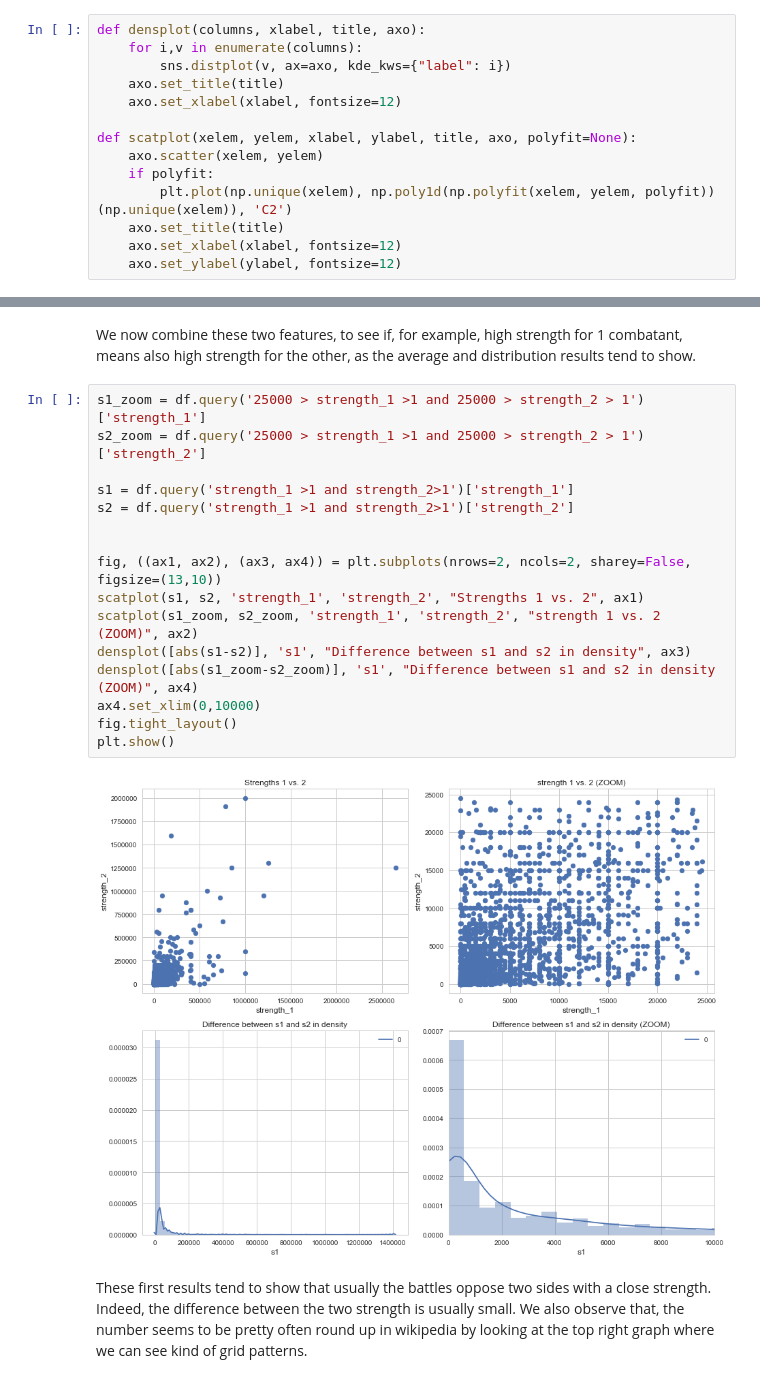
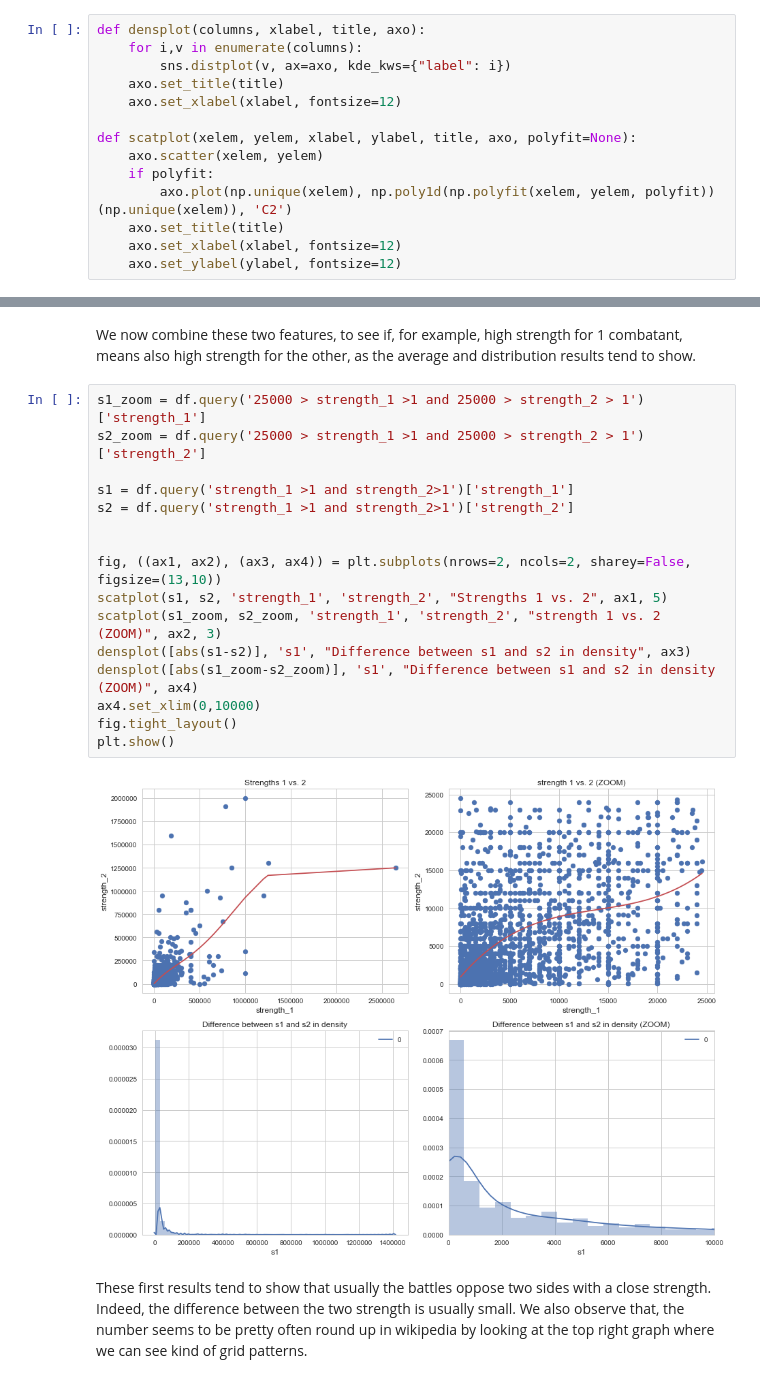
Before and after one commit to ChristianMct/ADA2017-Homeworks, a Jupyter notebook: project/milestone_2.ipynb, the cells around one changed output, grey strips where cells are left out. Drawn from its saved outputs; the diff is of its cells as text.

```diff
--- a/project/milestone_2.ipynb
+++ b/project/milestone_2.ipynb
@@ -182,7 +182,7 @@ def densplot(columns, xlabel, title, axo):
 def scatplot(xelem, yelem, xlabel, ylabel, title, axo, polyfit=None):
     axo.scatter(xelem, yelem)
     if polyfit:
-        plt.plot(np.unique(xelem), np.poly1d(np.polyfit(xelem, yelem, polyfit))(np.unique(xelem)), 'C2')
+        axo.plot(np.unique(xelem), np.poly1d(np.polyfit(xelem, yelem, polyfit))(np.unique(xelem)), 'C2')
     axo.set_title(title)
     axo.set_xlabel(xlabel, fontsize=12)
     axo.set_ylabel(ylabel, fontsize=12)
@@ -375,21 +375,21 @@ We now combine these two features, to see if, for example, high strength for 1 c
 # %%
 s1_zoom = df.query('25000 > strength_1 >1 and 25000 > strength_2 > 1')['strength_1']
 s2_zoom = df.query('25000 > strength_1 >1 and 25000 > strength_2 > 1')['strength_2']
 
 s1 = df.query('strength_1 >1 and strength_2>1')['strength_1']
 s2 = df.query('strength_1 >1 and strength_2>1')['strength_2']
 
 
 fig, ((ax1, ax2), (ax3, ax4)) = plt.subplots(nrows=2, ncols=2, sharey=False, figsize=(13,10))
-scatplot(s1, s2, 'strength_1', 'strength_2', "Strengths 1 vs. 2", ax1)
-scatplot(s1_zoom, s2_zoom, 'strength_1', 'strength_2', "strength 1 vs. 2 (ZOOM)", ax2)
+scatplot(s1, s2, 'strength_1', 'strength_2', "Strengths 1 vs. 2", ax1, 5)
+scatplot(s1_zoom, s2_zoom, 'strength_1', 'strength_2', "strength 1 vs. 2 (ZOOM)", ax2, 3)
 densplot([abs(s1-s2)], 's1', "Difference between s1 and s2 in density", ax3)
 densplot([abs(s1_zoom-s2_zoom)], 's1', "Difference between s1 and s2 in density (ZOOM)", ax4)
 ax4.set_xlim(0,10000)
 fig.tight_layout()
 plt.show()
 # %% [output]
-[figure, old version]
+[figure, new version]
 # %% [markdown]
 These first results tend to show that usually the battles oppose two sides with a close strength. Indeed, the difference between the two strength is usually small. We also observe that, the number seems to be pretty often round up in wikipedia by looking at the top right graph where we can see kind of grid patterns.
 # %% [markdown]
```
Also changed, not shown: parts of 7 cells of this notebook, 2 other files.
